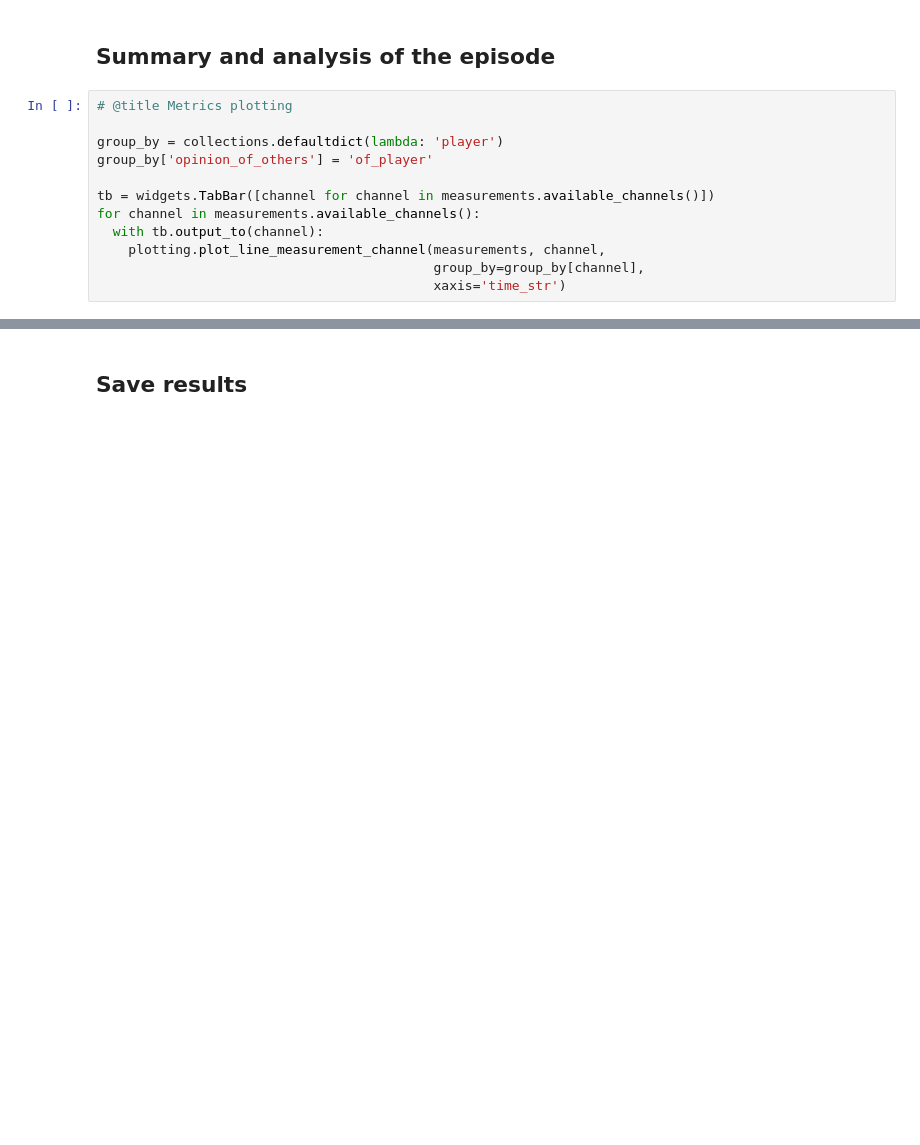
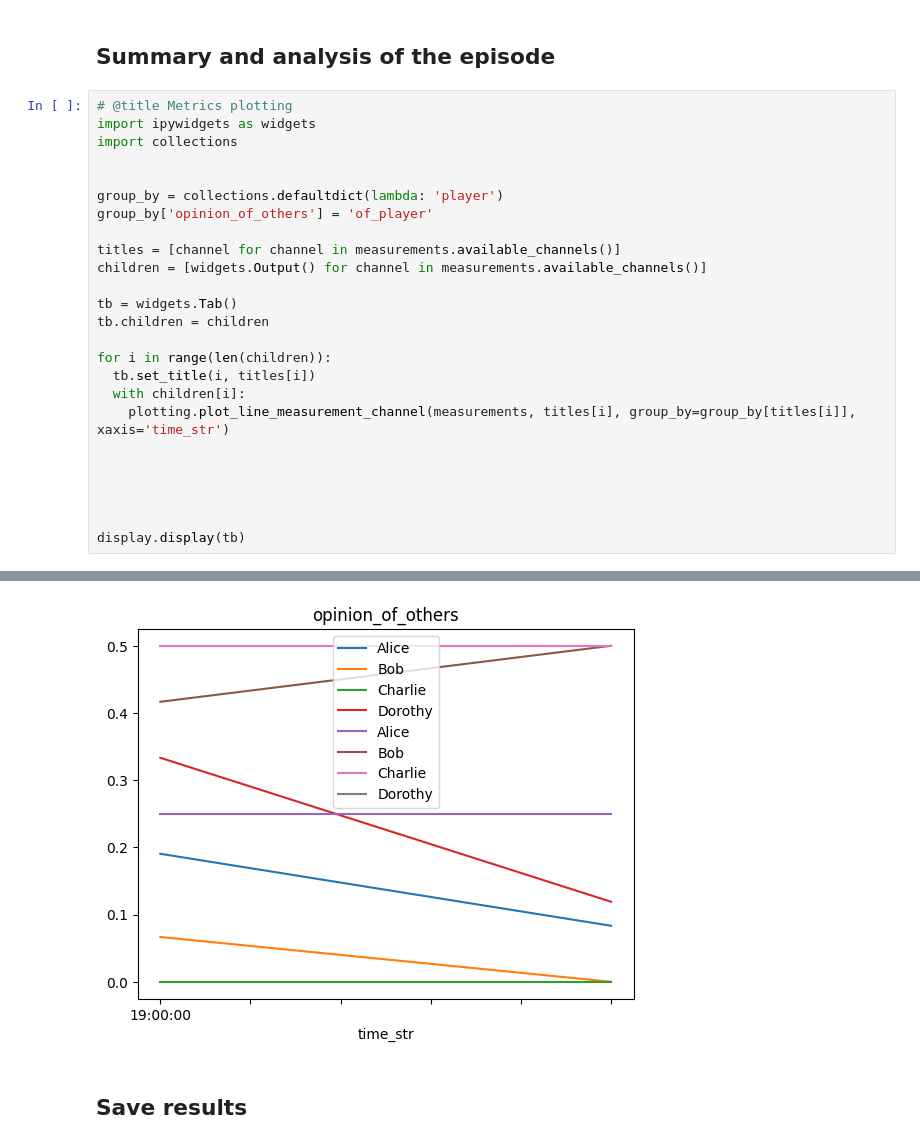
Before and after one commit to social-ai-uoft/concordia, a Jupyter notebook: examples/three_key_questions.ipynb, the cells around one changed output, grey strips where cells are left out. Cells and saved outputs as stored; diff of their text form; blank space fills up the shorter version.

```diff
--- a/examples/three_key_questions.ipynb
+++ b/examples/three_key_questions.ipynb
@@ -424,13 +421,27 @@ Activity:   Alice is Based on the rewritten statements, we can determine the lat
 ## Summary and analysis of the episode
 # %%
 # @title Metrics plotting
+import ipywidgets as widgets
+import collections
+
 
 group_by = collections.defaultdict(lambda: 'player')
 group_by['opinion_of_others'] = 'of_player'
 
-tb = widgets.TabBar([channel for channel in measurements.available_channels()])
-for channel in measurements.available_channels():
-  with tb.output_to(channel):
-    plotting.plot_line_measurement_channel(measurements, channel,
-                                           group_by=group_by[channel],
-                                           xaxis='time_str')
+titles = [channel for channel in measurements.available_channels()]
+children = [widgets.Output() for channel in measurements.available_channels()]
+
+tb = widgets.Tab()
+tb.children = children
+
+for i in range(len(children)):
+  tb.set_title(i, titles[i])
+  with children[i]:
+    plotting.plot_line_measurement_channel(measurements, titles[i], group_by=group_by[titles[i]], xaxis='time_str')
+
+
+
+
+
+display.display(tb)
+# %% [output]
@@ -437,3 +449,4 @@ for channel in measurements.available_channels():
+[figure, added]
 # %% [markdown]
 ## Save results
 # %%
```
Also changed, not shown: parts of 6 cells of this notebook, 4 other files.
